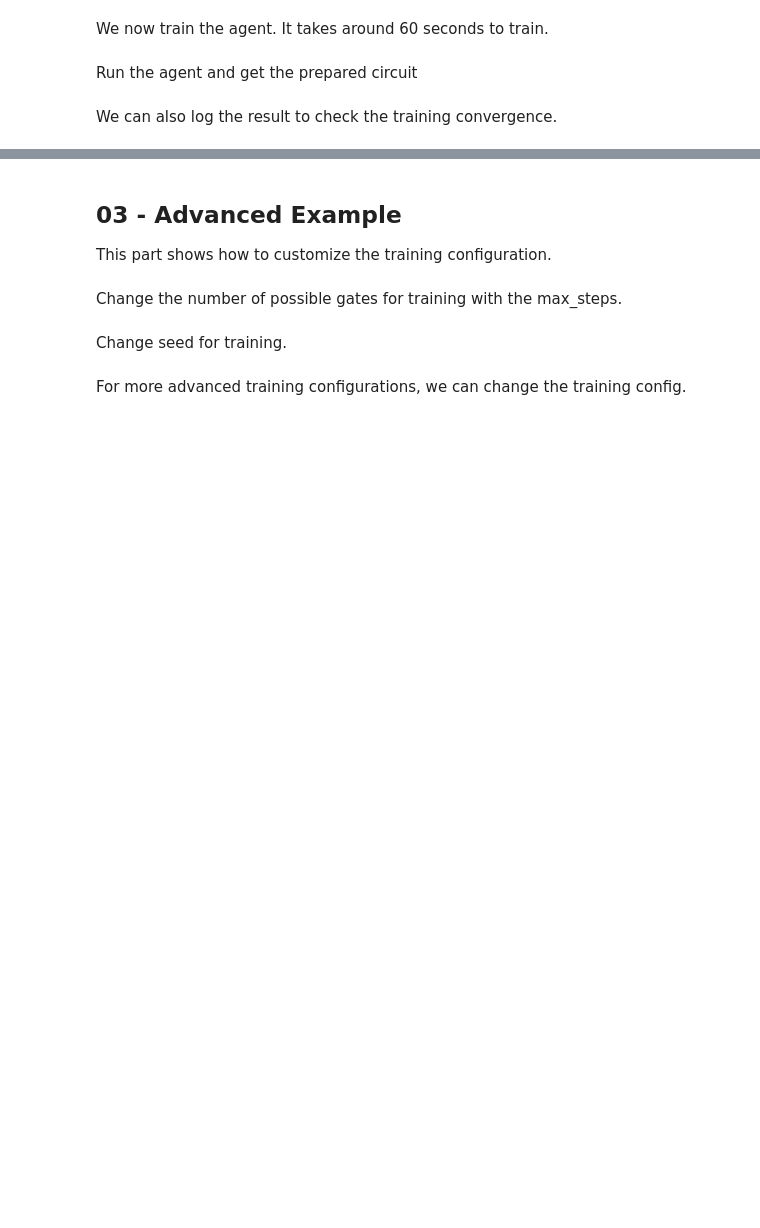
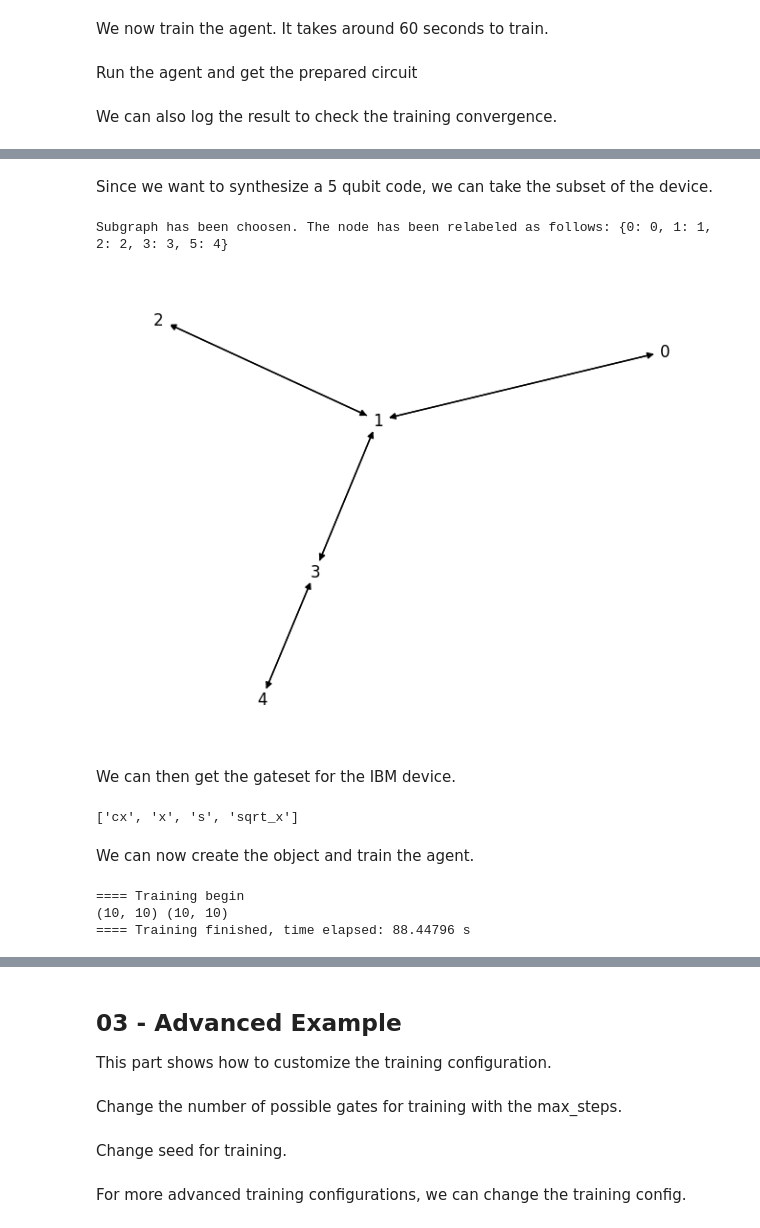
Before and after one commit to remmyzen/rlftqc, a Jupyter notebook: notebooks/01 - Logical State Preparation.ipynb, the cells around one changed output, grey strips where cells are left out. Cells and saved outputs as stored; diff of their text form; code cells hidden in the pictures; blank space fills up the shorter version.

```diff
--- a/notebooks/01 - Logical State Preparation.ipynb
+++ b/notebooks/01 - Logical State Preparation.ipynb
@@ -99,0 +125,17 @@ lsp.log()
+# %% [markdown]
+Since we want to synthesize a 5 qubit code, we can take the subset of the device.
+# %%
+graph = device.get_connectivity([0,1,2,3,5])
+device.visualize()
+# %% [output]
+Subgraph has been choosen. The node has been relabeled as follows: {0: 0, 1: 1, 2: 2, 3: 3, 5: 4}
+[figure, added]
+# %% [markdown]
+We can then get the gateset for the IBM device.
+# %%
+gates = device.get_gateset()
+print([gate.__name__ for gate in gates])
+# %% [output]
+['cx', 'x', 's', 'sqrt_x']
+# %% [markdown]
+We can now create the object and train the agent.
@@ -99,0 +156,6 @@ lsp.log()
+# %%
+lsp.train()
+# %% [output]
+==== Training begin
+(10, 10) (10, 10)
+==== Training finished, time elapsed: 88.44796 s
```
Also changed, not shown: parts of 23 cells of this notebook, 2 other files.
